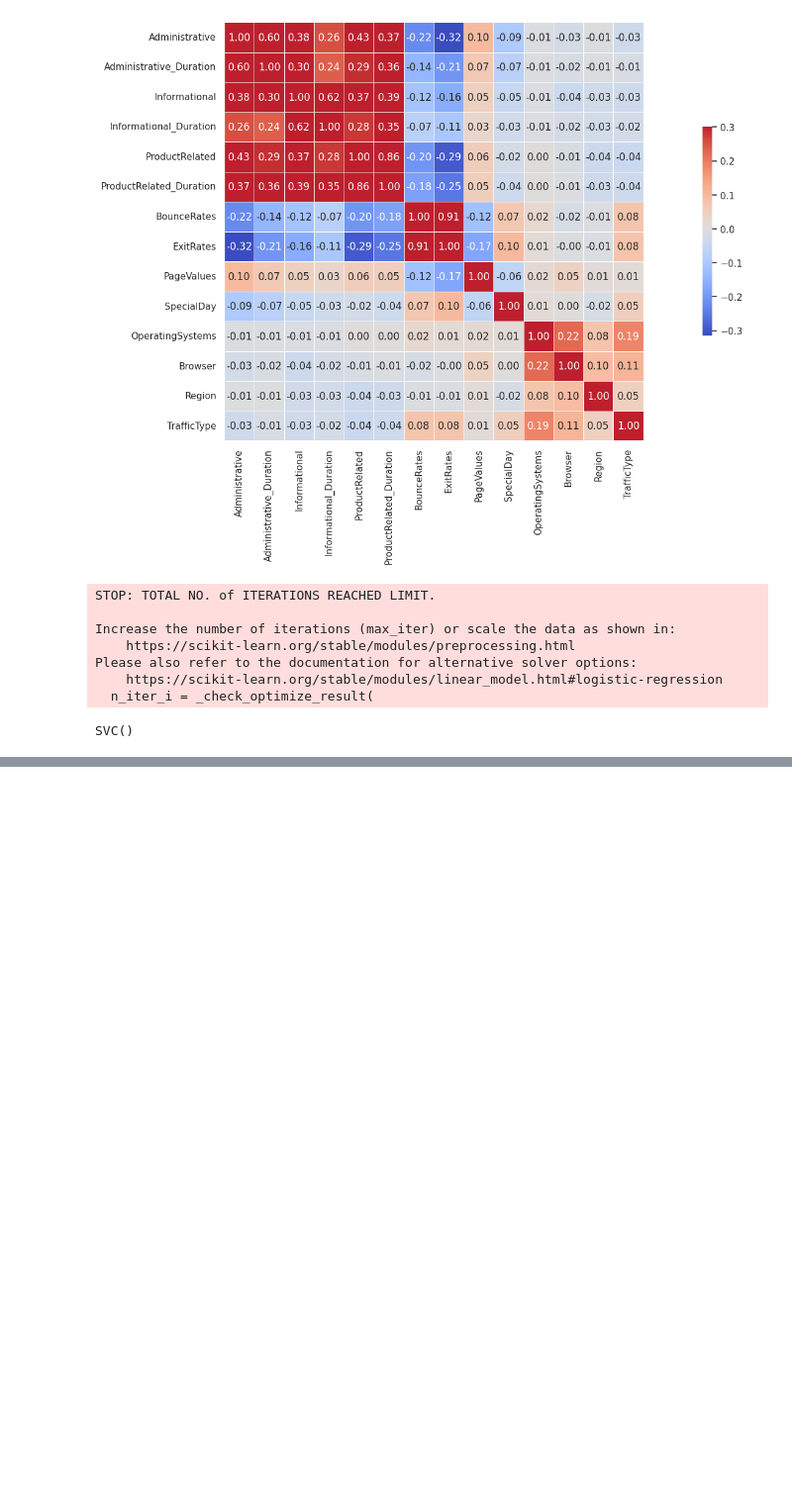
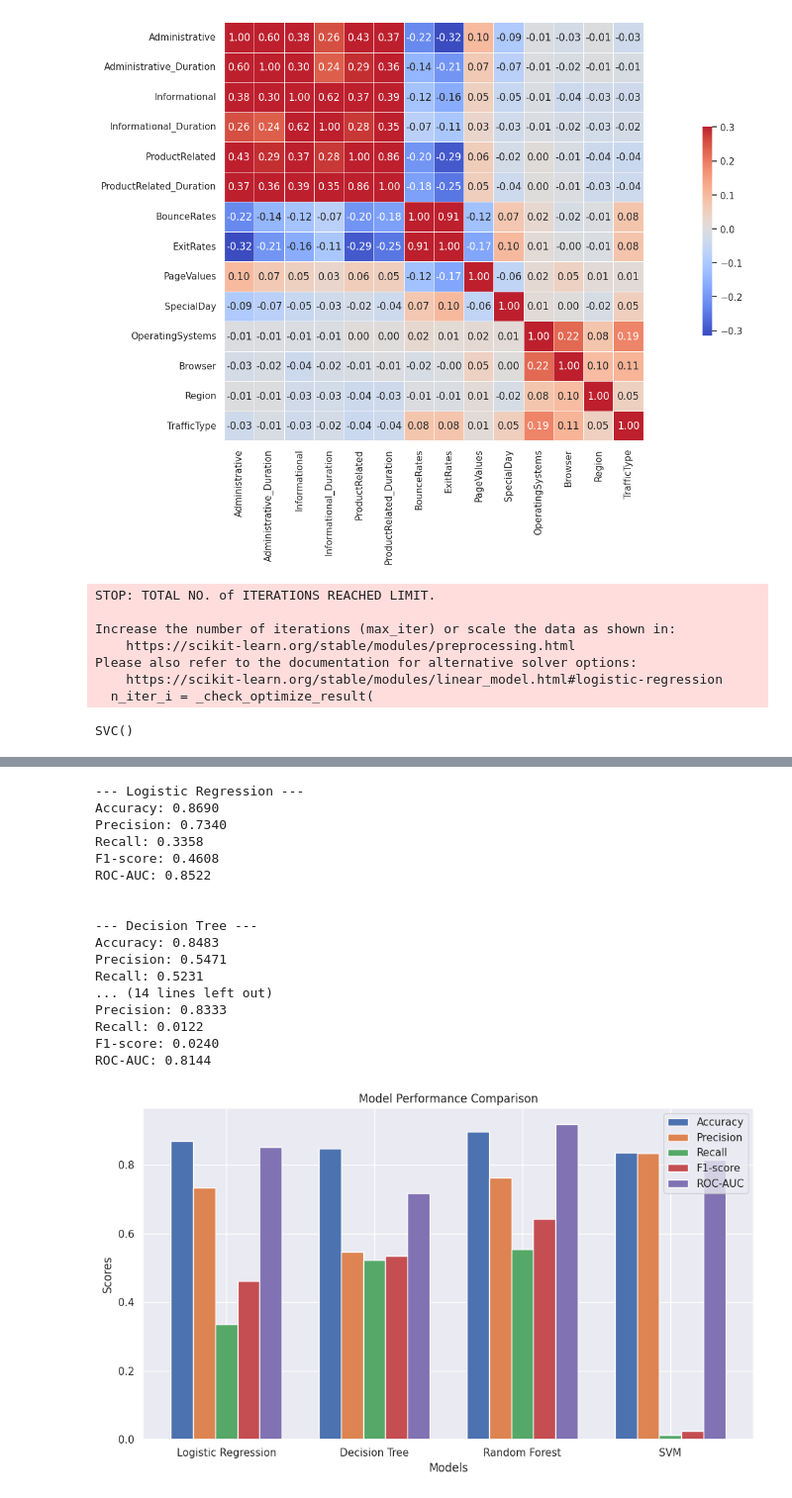
Before and after one commit to Batuh1907/Batuh1907, a Jupyter notebook: Final.ipynb, the cells around one changed output, grey strips where cells are left out. Shown: that part at 99% size. Drawn from its saved outputs; the diff is of its cells as text; code cells hidden in the pictures; blank space fills up the shorter version.

```diff
--- a/Final.ipynb
+++ b/Final.ipynb
@@ -181,12 +181,31 @@ from sklearn.svm import SVC
 from sklearn.impute import SimpleImputer
 import numpy as np
 from sklearn.metrics import accuracy_score, precision_score, recall_score, f1_score, roc_auc_score
+import matplotlib.pyplot as plt
 
-# ... (Your existing code for data preprocessing and model training) ...
+
+# Sample models
+logreg = LogisticRegression(max_iter=1000)
+dtree = DecisionTreeClassifier()
+rf = RandomForestClassifier()
+svm = SVC(probability=True)
+
+# Train models
+logreg.fit(X_train, y_train)
+dtree.fit(X_train, y_train)
+rf.fit(X_train, y_train)
+svm.fit(X_train, y_train)
 
 # Evaluate Models
 models = [logreg, dtree, rf, svm]
 model_names = ['Logistic Regression', 'Decision Tree', 'Random Forest', 'SVM']
+
+# Initialize lists to store metrics for plotting
+accuracies = []
+precisions = []
+recalls = []
+f1_scores = []
+roc_aucs = []
 
 for model, name in zip(models, model_names):
     y_pred = model.predict(X_test)
@@ -202,13 +221,46 @@ for model, name in zip(models, model_names):
         y_proba = model.predict_proba(X_test)[:, 1]
         roc_auc = roc_auc_score(y_test, y_proba)
     else:
-        roc_auc = "N/A"
+        roc_auc = np.nan  # Use NaN for models without probability output
 
+    # Append metrics to lists
+    accuracies.append(accuracy)
+    precisions.append(precision)
+    recalls.append(recall)
+    f1_scores.append(f1)
+    roc_aucs.append(roc_auc)
+
+    # Print metrics
     print(f"--- {name} ---")
     print(f"Accuracy: {accuracy:.4f}")
     print(f"Precision: {precision:.4f}")
     print(f"Recall: {recall:.4f}")
     print(f"F1-score: {f1:.4f}")
-    print(f"ROC-AUC: {roc_auc}")
+    print(f"ROC-AUC: {roc_auc:.4f}" if not np.isnan(roc_auc) else "ROC-AUC: N/A")
     print("\n")
+
+# Plotting
+x = np.arange(len(model_names))
+width = 0.15  # Width of the bars
+
+fig, ax = plt.subplots(figsize=(10, 6))
+
+# Create bar plots for each metric
+bars1 = ax.bar(x - 2*width, accuracies, width, label='Accuracy')
+bars2 = ax.bar(x - width, precisions, width, label='Precision')
+bars3 = ax.bar(x, recalls, width, label='Recall')
+bars4 = ax.bar(x + width, f1_scores, width, label='F1-score')
+bars5 = ax.bar(x + 2*width, roc_aucs, width, label='ROC-AUC')
+
+# Add labels and title
+ax.set_xlabel('Models')
+ax.set_ylabel('Scores')
+ax.set_title('Model Performance Comparison')
+ax.set_xticks(x)
+ax.set_xticklabels(model_names)
+ax.legend()
+
+# Display the plot
+plt.tight_layout()
+plt.show()
 # %% [output]
@@ -231,0 +274,18 @@ ROC-AUC: N/A
+--- Logistic Regression ---
+Accuracy: 0.8690
+Precision: 0.7340
+Recall: 0.3358
+F1-score: 0.4608
+ROC-AUC: 0.8522
+
+
+--- Decision Tree ---
+Accuracy: 0.8483
+Precision: 0.5471
+Recall: 0.5231
+... (14 lines left out)
+Precision: 0.8333
+Recall: 0.0122
+F1-score: 0.0240
+ROC-AUC: 0.8144
+[figure, added]
```
Also changed, not shown: parts of 5 cells of this notebook.
